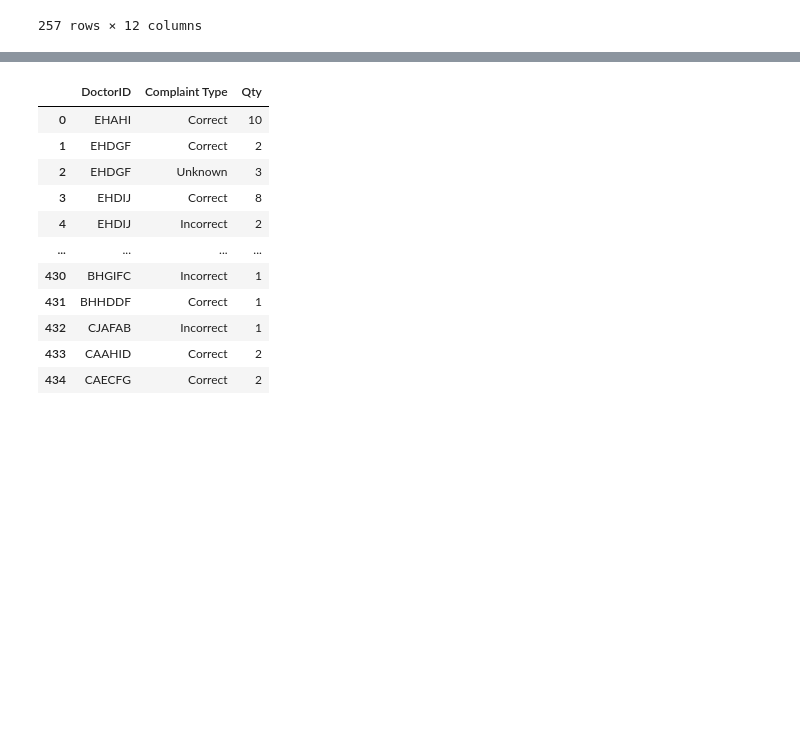
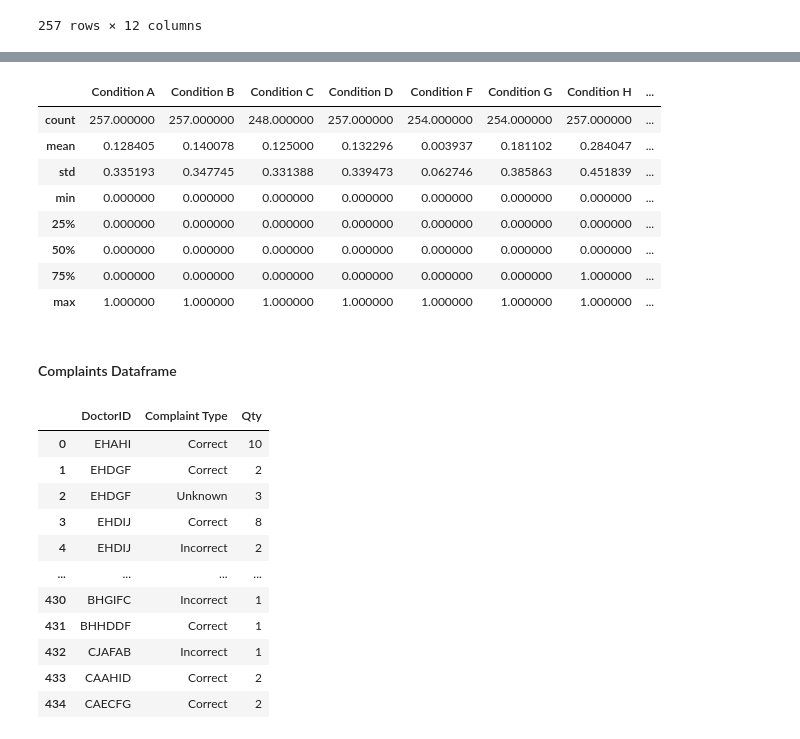
Before and after one commit to KBrandt57/COGS_118B_Project, a Jupyter notebook: project_notebook.ipynb, the cells around one changed output, grey strips where cells are left out. Saved outputs shown, nothing was run; the diff lists cells and outputs as text; code cells hidden in the pictures; blank space fills up the shorter version.

```diff
--- a/project_notebook.ipynb
+++ b/project_notebook.ipynb
@@ -90,0 +243,26 @@ orders
+# %%
+def conv_to_number(str_in):
+    if str_in == True:
+        result = 1
+    elif str_in == False:
+        result = 0
+    else:
+        result = np.nan
+    return result
+
+def condJ_conv_to_number(str_in):
+    if str_in == 'Before':
+        result = 0
+    elif str_in == 'After':
+        result = 1
+    else:
+        result = np.nan
+    return result
+
+conditions = ['Condition A', 'Condition B', 'Condition C', 'Condition D', 'Condition F', 'Condition G', 'Condition H', 'Condition I', 'Condition J']
+for col in conditions[:-1]:
+    orders[col] = orders[col].apply(conv_to_number)
+
+orders['Condition J'] = orders['Condition J'].apply(condJ_conv_to_number)
+
+orders.head()
@@ -91,3 +276,17 @@ orders
+# %%
+orders.describe()
+# %% [output]
+|  | Condition A | Condition B | Condition C | Condition D | Condition F | Condition G | Condition H | ... |
+| count | 257.000000 | 257.000000 | 248.000000 | 257.000000 | 254.000000 | 254.000000 | 257.000000 | ... |
+| mean | 0.128405 | 0.140078 | 0.125000 | 0.132296 | 0.003937 | 0.181102 | 0.284047 | ... |
+| std | 0.335193 | 0.347745 | 0.331388 | 0.339473 | 0.062746 | 0.385863 | 0.451839 | ... |
+| min | 0.000000 | 0.000000 | 0.000000 | 0.000000 | 0.000000 | 0.000000 | 0.000000 | ... |
+| 25% | 0.000000 | 0.000000 | 0.000000 | 0.000000 | 0.000000 | 0.000000 | 0.000000 | ... |
+| 50% | 0.000000 | 0.000000 | 0.000000 | 0.000000 | 0.000000 | 0.000000 | 0.000000 | ... |
+| 75% | 0.000000 | 0.000000 | 0.000000 | 0.000000 | 0.000000 | 0.000000 | 1.000000 | ... |
+| max | 1.000000 | 1.000000 | 1.000000 | 1.000000 | 1.000000 | 1.000000 | 1.000000 | ... |
+# %% [markdown]
+#### Complaints Dataframe
 # %%
 complaints = pd.read_csv('data/complaints.csv')
 complaints
```
Also changed, not shown: parts of 20 cells of this notebook.
